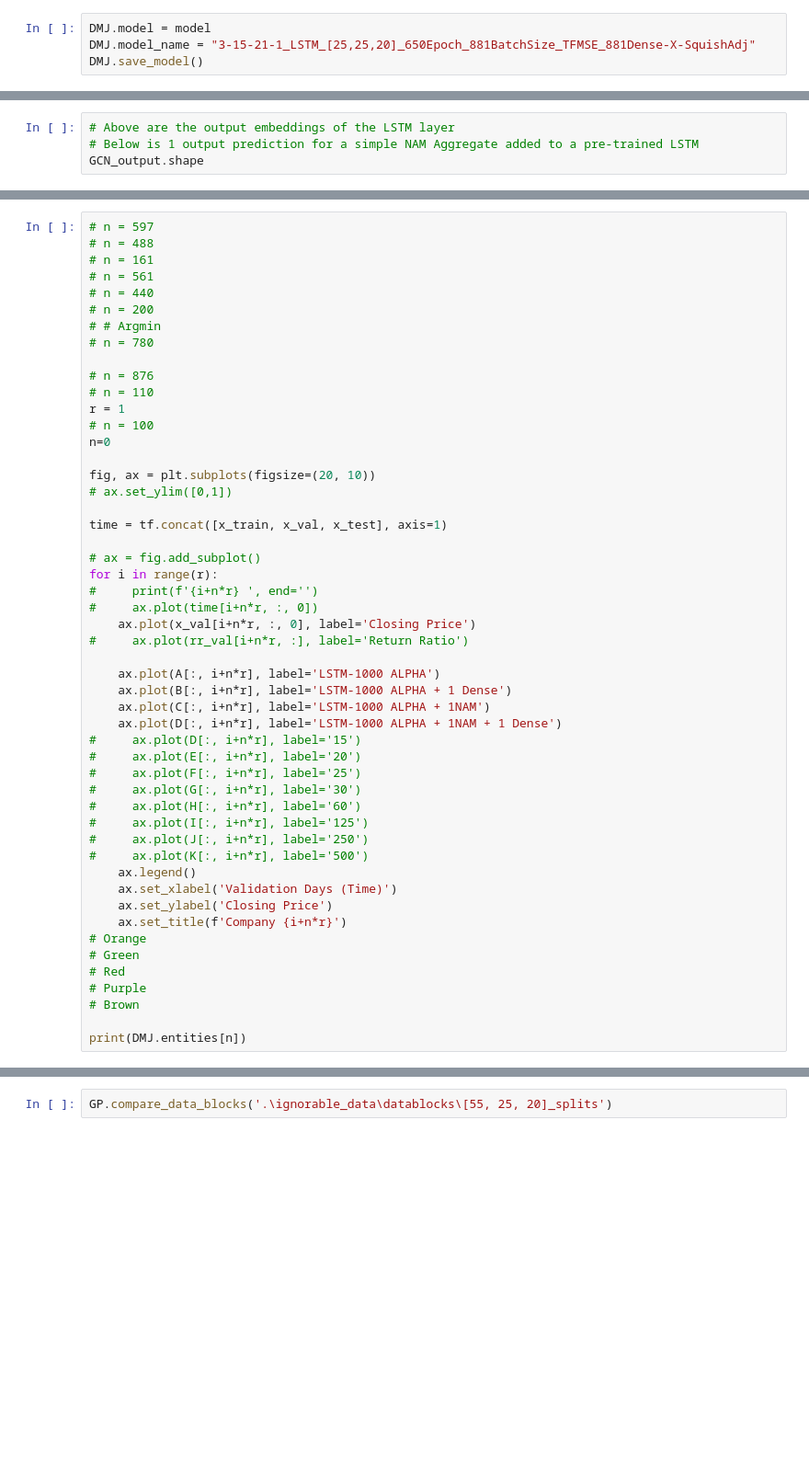
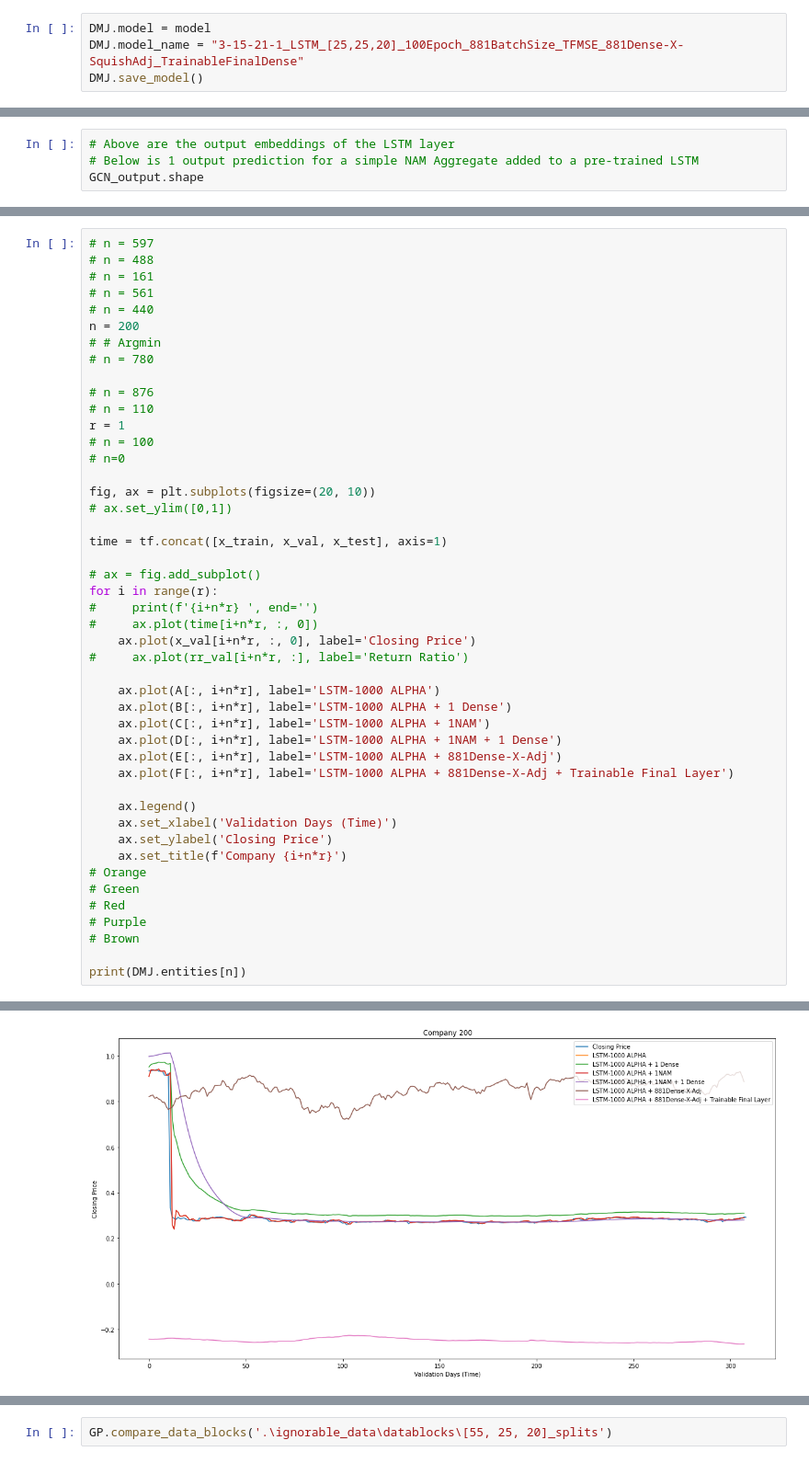
Before and after one commit to maxoflife-student/TAMU-ECEN-404-IFPTSND, a Jupyter notebook: NAM_Corrections_Yuning_Meeting_3-13-21/Baseline_Foundational_Pieces.ipynb, the cells around one changed output, grey strips where cells are left out. Shown: that part at 92% size. Cells and saved outputs as stored; diff of their text form; blank space fills up the shorter version.

```diff
--- a/NAM_Corrections_Yuning_Meeting_3-13-21/Baseline_Foundational_Pieces.ipynb
+++ b/NAM_Corrections_Yuning_Meeting_3-13-21/Baseline_Foundational_Pieces.ipynb
@@ -432,7 +421,7 @@ model_save = model
 DMJ.Normalized_Adjacency_Matrix.shape
 # %%
 DMJ.model = model
-DMJ.model_name = "3-15-21-1_LSTM_[25,25,20]_650Epoch_881BatchSize_TFMSE_881Dense-X-SquishAdj"
+DMJ.model_name = "3-15-21-1_LSTM_[25,25,20]_100Epoch_881BatchSize_TFMSE_881Dense-X-SquishAdj_TrainableFinalDense"
 DMJ.save_model()
 # %% [output]
 'None--0Epochs-None-Loss-None-HU-'
@@ -519,7 +508,7 @@ for root, dirs, files in os.walk(r'C:\Users\Maxwell\PycharmProjects\TAMU-ECEN-40
 # n = 161
 # n = 561
 # n = 440
-# n = 200
+n = 200
 # # Argmin
 # n = 780
 
@@ -527,7 +516,7 @@ for root, dirs, files in os.walk(r'C:\Users\Maxwell\PycharmProjects\TAMU-ECEN-40
 # n = 110
 r = 1
 # n = 100
-n=0
+# n=0
 
 fig, ax = plt.subplots(figsize=(20, 10))
 # ax.set_ylim([0,1])
@@ -545,14 +534,9 @@ for i in range(r):
     ax.plot(B[:, i+n*r], label='LSTM-1000 ALPHA + 1 Dense')
     ax.plot(C[:, i+n*r], label='LSTM-1000 ALPHA + 1NAM')
     ax.plot(D[:, i+n*r], label='LSTM-1000 ALPHA + 1NAM + 1 Dense')
-#     ax.plot(D[:, i+n*r], label='15')
-#     ax.plot(E[:, i+n*r], label='20')
-#     ax.plot(F[:, i+n*r], label='25')
-#     ax.plot(G[:, i+n*r], label='30')
-#     ax.plot(H[:, i+n*r], label='60')
-#     ax.plot(I[:, i+n*r], label='125')
-#     ax.plot(J[:, i+n*r], label='250')
-#     ax.plot(K[:, i+n*r], label='500')
+    ax.plot(E[:, i+n*r], label='LSTM-1000 ALPHA + 881Dense-X-Adj')
+    ax.plot(F[:, i+n*r], label='LSTM-1000 ALPHA + 881Dense-X-Adj + Trainable Final Layer')
+
     ax.legend()
     ax.set_xlabel('Validation Days (Time)')
     ax.set_ylabel('Closing Price')
@@ -564,3 +548,4 @@ for i in range(r):
 # Brown
 
 print(DMJ.entities[n])
+# %% [output]
@@ -567,3 +553,4 @@ print(DMJ.entities[n])
+[figure, added]
 # %%
 pred_dir = '.\ignorable_data\prediction_results\[55, 25, 20]_splits/'
 pred_file = '2-20-21-1_LSTM_[25,25,20]Reloaded_1000ALPHA309win_309past_309fut'
```
Also changed, not shown: parts of 12 cells of this notebook.
